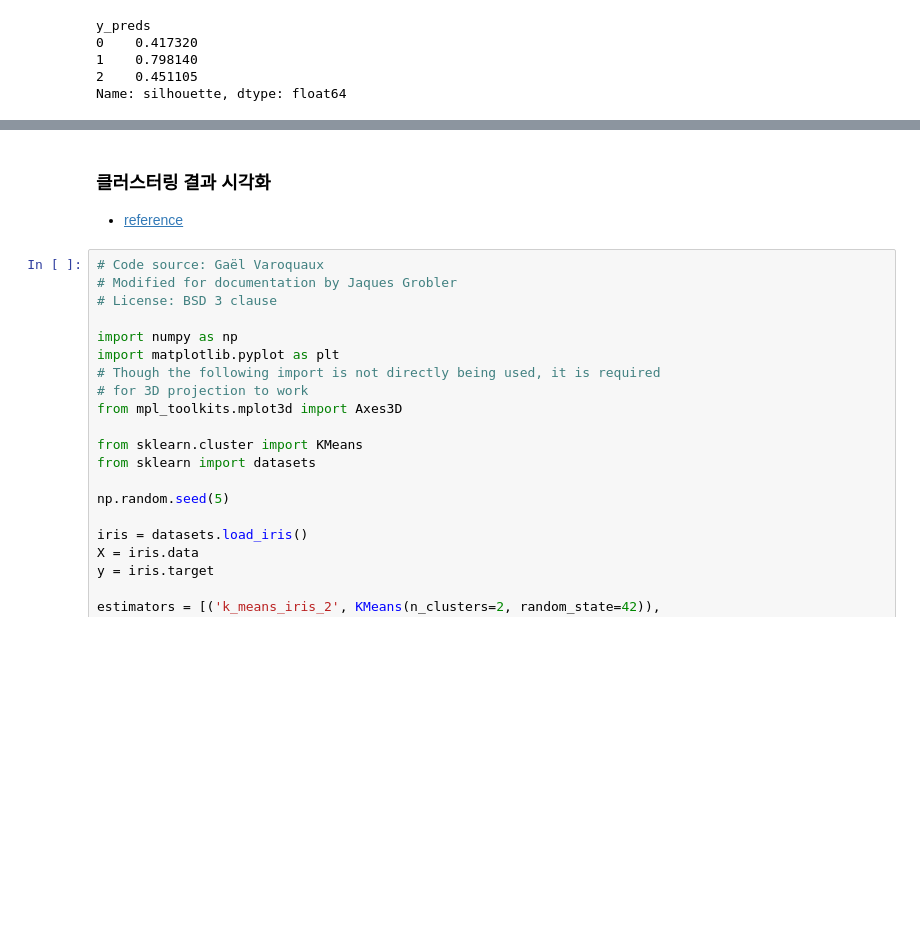
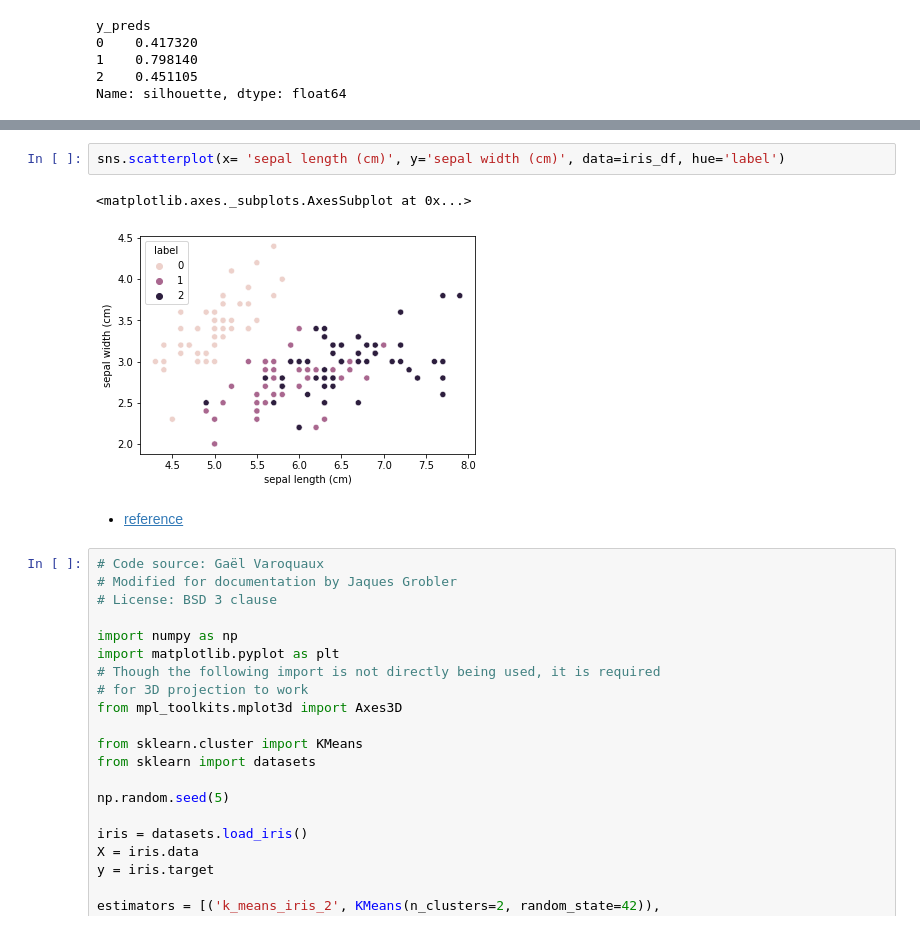
Before and after one commit to zzhining/ml_basic, a Jupyter notebook: kmeans_iris.ipynb, the cells around one changed output, grey strips where cells are left out. Drawn from its saved outputs; the diff is of its cells as text; blank space fills up the shorter version.

```diff
--- a/kmeans_iris.ipynb
+++ b/kmeans_iris.ipynb
@@ -72,5 +94,10 @@ Name: silhouette, dtype: float64
+# %%
+sns.scatterplot(x= 'sepal length (cm)', y='sepal width (cm)', data=iris_df, hue='label')
+# %% [output]
+<matplotlib.axes._subplots.AxesSubplot at 0x...>
+[figure, added]
 # %% [markdown]
-### 클러스터링 결과 시각화
+
 - [reference](https://scikit-learn.org/stable/auto_examples/cluster/plot_cluster_iris.html)
 # %%
 # Code source: Gaël Varoquaux
```
Also changed, not shown: parts of 2 cells of this notebook.
